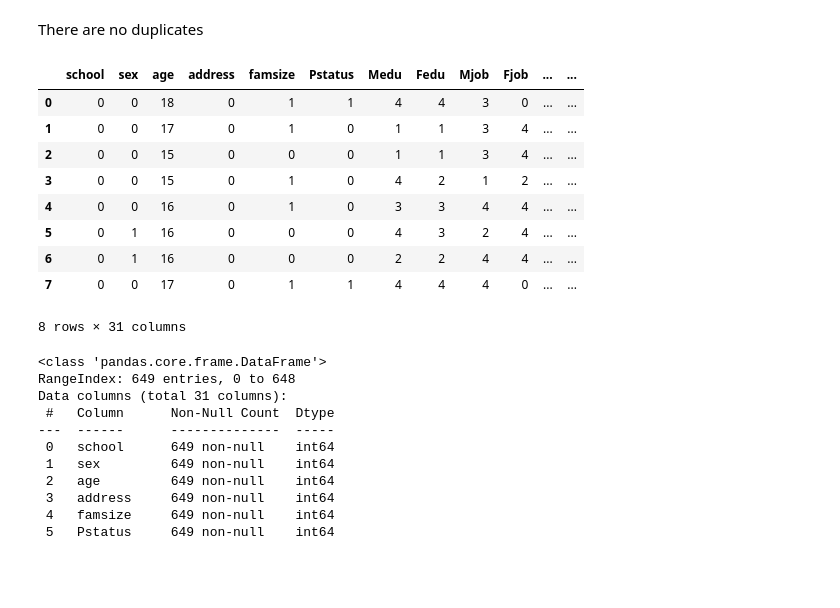
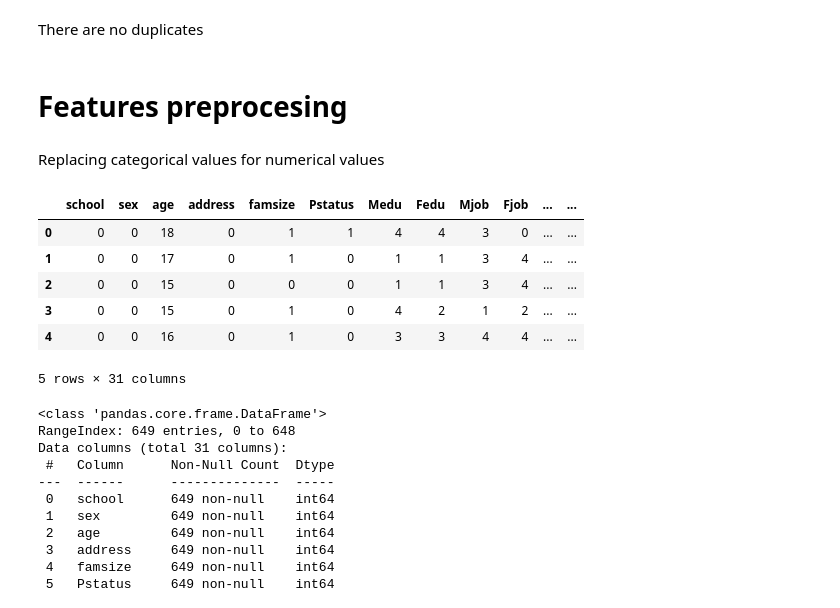
Before and after one commit to msotomayorpal/CA-3-Capstone-Strategic-Thinking, a Jupyter notebook: CA 3 strategic thinking Capstone Report.ipynb, the cells around one changed output. Drawn from its saved outputs; the diff is of its cells as text; code cells hidden in the pictures; blank space fills up the shorter version.

```diff
--- a/CA 3 strategic thinking Capstone Report.ipynb
+++ b/CA 3 strategic thinking Capstone Report.ipynb
@@ -94,4 +87,8 @@ duplicate_rows_df.shape
 (0, 31)
 # %% [markdown]
 There are no duplicates
+# %% [markdown]
+# Features preprocesing
+# %% [markdown]
+Replacing categorical values for numerical values
 # %%
@@ -116,19 +111,15 @@ df['internet'].replace({'yes': 0, 'no': 1}, inplace=True)
 df['romantic'].replace({'yes': 0, 'no': 1}, inplace=True)
 # %%
 # Checking that the replacement was done correctly
-
-df.head(8)
+df.head(5)
 # %% [output]
 |  | school | sex | age | address | famsize | Pstatus | Medu | Fedu | Mjob | Fjob | ... | ... |
 | 0 | 0 | 0 | 18 | 0 | 1 | 1 | 4 | 4 | 3 | 0 | ... | ... |
 | 1 | 0 | 0 | 17 | 0 | 1 | 0 | 1 | 1 | 3 | 4 | ... | ... |
 | 2 | 0 | 0 | 15 | 0 | 0 | 0 | 1 | 1 | 3 | 4 | ... | ... |
 | 3 | 0 | 0 | 15 | 0 | 1 | 0 | 4 | 2 | 1 | 2 | ... | ... |
 | 4 | 0 | 0 | 16 | 0 | 1 | 0 | 3 | 3 | 4 | 4 | ... | ... |
-| 5 | 0 | 1 | 16 | 0 | 0 | 0 | 4 | 3 | 2 | 4 | ... | ... |
-| 6 | 0 | 1 | 16 | 0 | 0 | 0 | 2 | 2 | 4 | 4 | ... | ... |
-| 7 | 0 | 0 | 17 | 0 | 1 | 1 | 4 | 4 | 4 | 0 | ... | ... |
-8 rows × 31 columns
+5 rows × 31 columns
 # %%
 # checking that there are only numerical values
 df.info()
```
Also changed, not shown: parts of 45 cells of this notebook.
